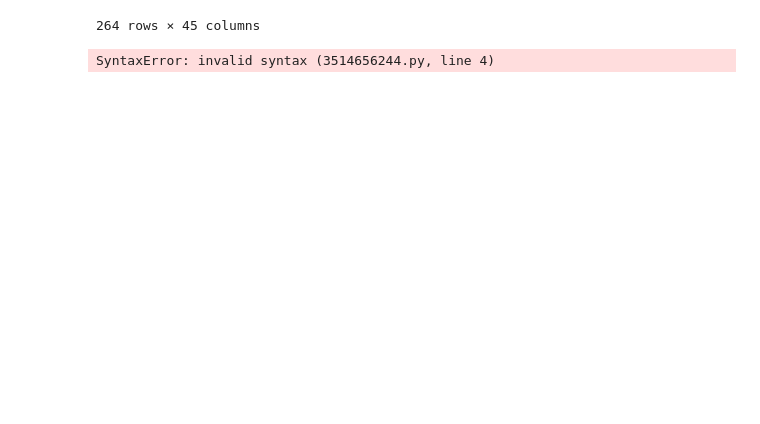
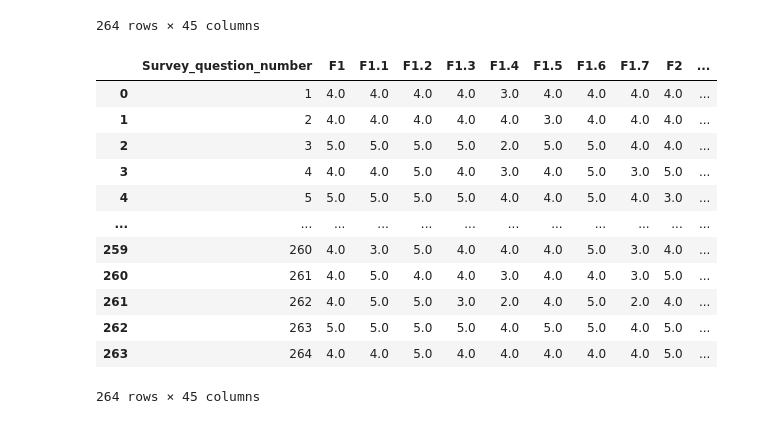
Before and after one commit to dreols01/module2_intro_to_pandas, a Jupyter notebook: 2_7_stack_and_unstack_with_dfply.ipynb, the cells around one changed output. Saved outputs shown, nothing was run; the diff lists cells and outputs as text; code cells hidden in the pictures; blank space fills up the shorter version.

```diff
--- a/2_7_stack_and_unstack_with_dfply.ipynb
+++ b/2_7_stack_and_unstack_with_dfply.ipynb
@@ -178,13 +178,25 @@ survey
 # %%
 survey_stacked = (survey
      >> gather("Survey","Answer_type", columns_from(X['F1']))
-   # >> mutate(Answer_Type_Scale = X.Answer_type.replace(['Strongly Agree', 'Somewhat Agree', 'Neither Agree nor Disagree', 'Somewhat Disagree', 'Strongly Disagree'],
-            #           [5, 4, 3, 2, 1], inplace=False))
-   # >> drop(X.Answer_type)
+    >> mutate(Answer_Type_Scale = X.Answer_type.replace(['Strongly Agree', 'Somewhat Agree', 'Neither Agree nor Disagree', 'Somewhat Disagree', 'Strongly Disagree'],
+                       [5, 4, 3, 2, 1], inplace=False))
+   >> drop(X.Answer_type)
     >> mutate(Survey_question_number = X['Unnamed: 0'])
     >> drop(X['Unnamed: 0'])
     >> spread(X.Survey, X.Answer_Type_Scale)
 )
 survey_stacked
 # %% [output]
+|  | Survey_question_number | F1 | F1.1 | F1.2 | F1.3 | F1.4 | F1.5 | F1.6 | F1.7 | F2 | ... |
+| 0 | 1 | 4.0 | 4.0 | 4.0 | 4.0 | 3.0 | 4.0 | 4.0 | 4.0 | 4.0 | ... |
+| 1 | 2 | 4.0 | 4.0 | 4.0 | 4.0 | 4.0 | 3.0 | 4.0 | 4.0 | 4.0 | ... |
+| 2 | 3 | 5.0 | 5.0 | 5.0 | 5.0 | 2.0 | 5.0 | 5.0 | 4.0 | 4.0 | ... |
+| 3 | 4 | 4.0 | 4.0 | 5.0 | 4.0 | 3.0 | 4.0 | 5.0 | 3.0 | 5.0 | ... |
+| 4 | 5 | 5.0 | 5.0 | 5.0 | 5.0 | 4.0 | 4.0 | 5.0 | 4.0 | 3.0 | ... |
+| ... | ... | ... | ... | ... | ... | ... | ... | ... | ... | ... | ... |
+| 259 | 260 | 4.0 | 3.0 | 5.0 | 4.0 | 4.0 | 4.0 | 5.0 | 3.0 | 4.0 | ... |
+| 260 | 261 | 4.0 | 5.0 | 4.0 | 4.0 | 3.0 | 4.0 | 4.0 | 3.0 | 5.0 | ... |
+| 261 | 262 | 4.0 | 5.0 | 5.0 | 3.0 | 2.0 | 4.0 | 5.0 | 2.0 | 4.0 | ... |
+| 262 | 263 | 5.0 | 5.0 | 5.0 | 5.0 | 4.0 | 5.0 | 5.0 | 4.0 | 5.0 | ... |
+| 263 | 264 | 4.0 | 4.0 | 5.0 | 4.0 | 4.0 | 4.0 | 4.0 | 4.0 | 5.0 | ... |
-SyntaxError: invalid syntax (3514656244.py, line 4)
+264 rows × 45 columns
```
Also changed, not shown: 3 other files.
